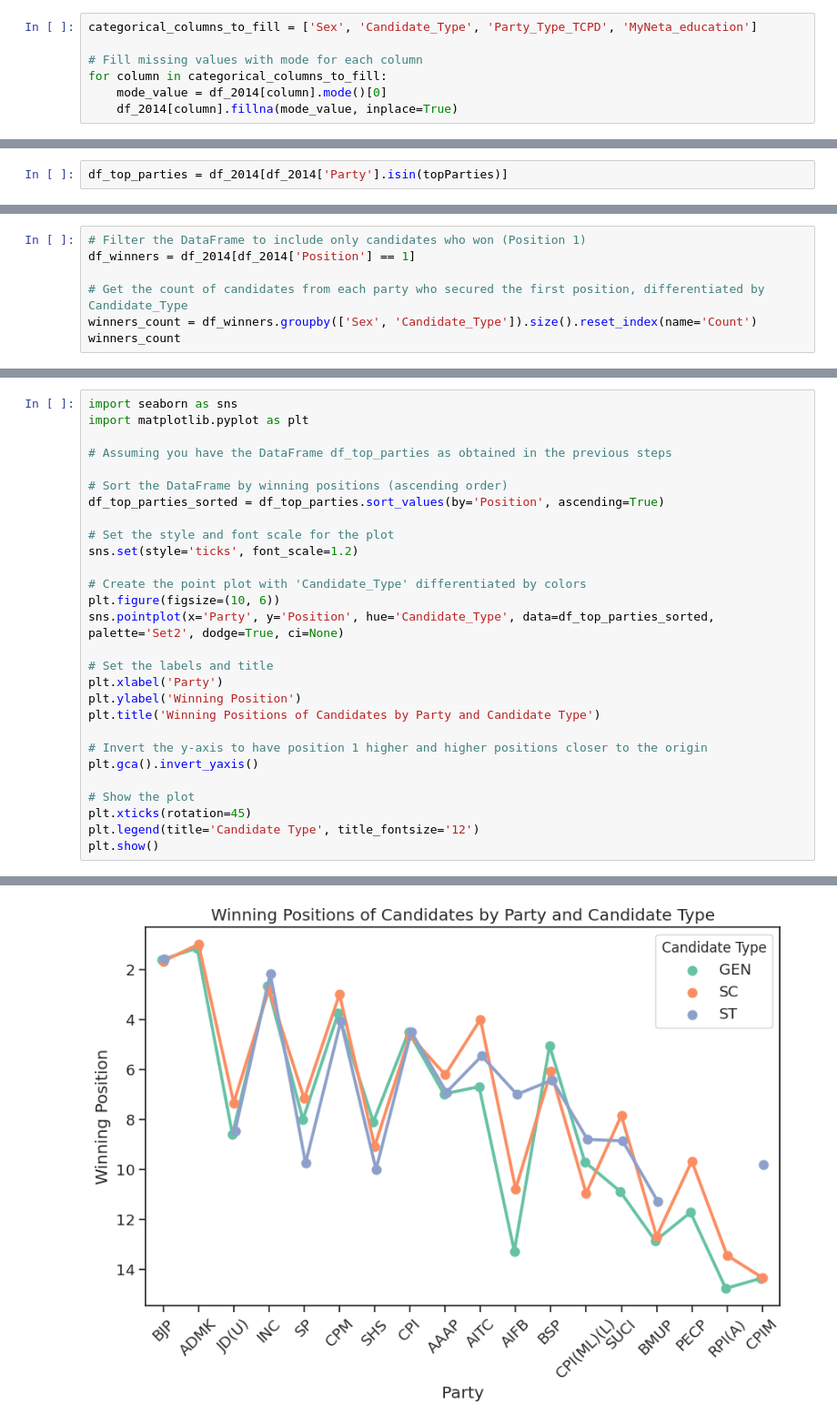
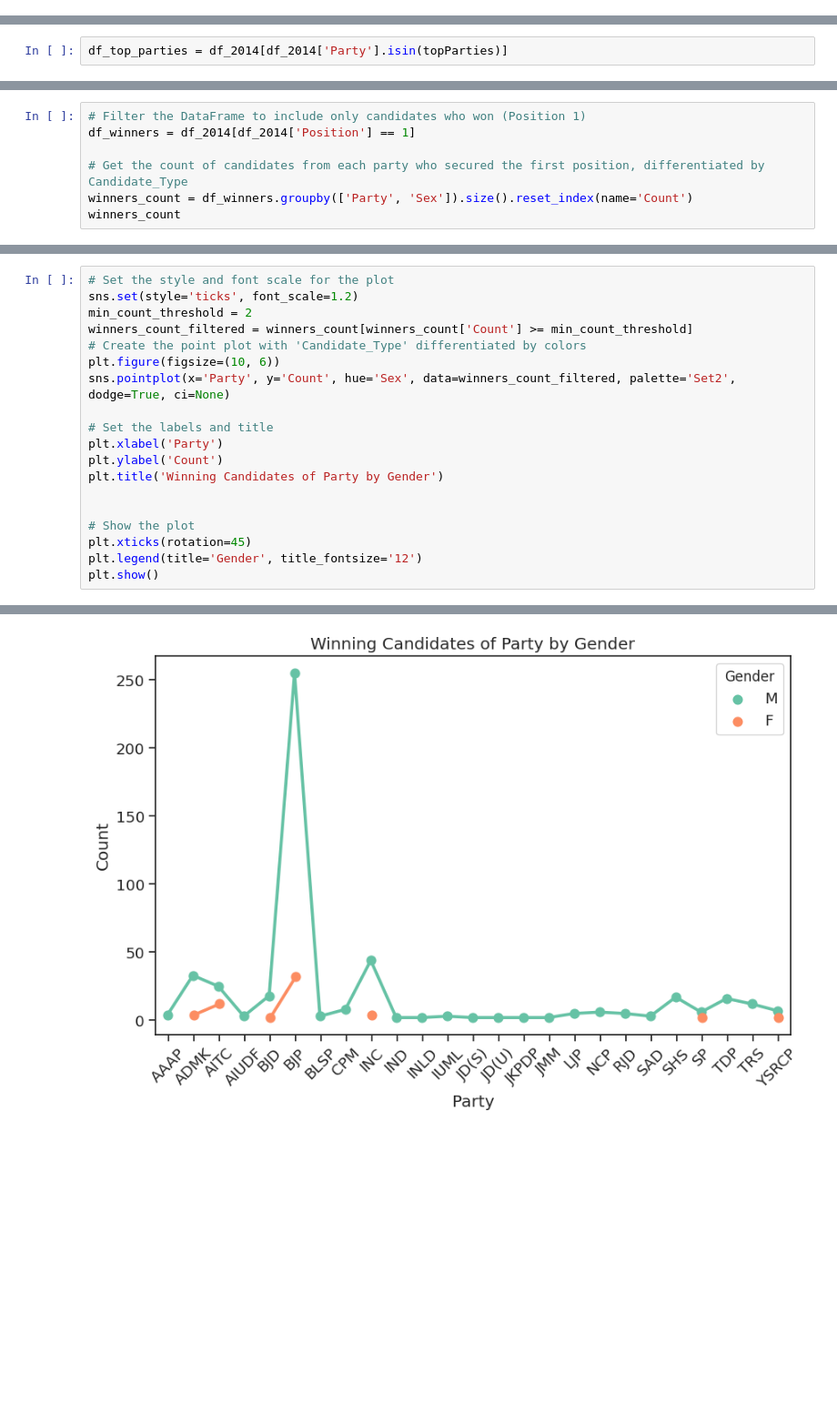
Before and after one commit to ttheshreeyasingh/Multi-Election-Insights, a Jupyter notebook: analysis/Analysis-2014.ipynb, the cells around one changed output, grey strips where cells are left out. Shown at 91% size. Drawn from its saved outputs; the diff is of its cells as text; blank space fills up the shorter version.

```diff
--- a/analysis/Analysis-2014.ipynb
+++ b/analysis/Analysis-2014.ipynb
@@ -296,7 +342,0 @@ See the caveats in the documentation: https://pandas.pydata.org/pandas-docs/stab
-# %%
-categorical_columns_to_fill = ['Sex', 'Candidate_Type', 'Party_Type_TCPD', 'MyNeta_education']
-
-# Fill missing values with mode for each column
-for column in categorical_columns_to_fill:
-    mode_value = df_2014[column].mode()[0]
-    df_2014[column].fillna(mode_value, inplace=True)
@@ -834,6 +934,6 @@ plt.show()
 df_winners = df_2014[df_2014['Position'] == 1]
 
 # Get the count of candidates from each party who secured the first position, differentiated by Candidate_Type
-winners_count = df_winners.groupby(['Sex', 'Candidate_Type']).size().reset_index(name='Count')
+winners_count = df_winners.groupby(['Party', 'Sex']).size().reset_index(name='Count')
 winners_count
 # %% [output]
@@ -847,31 +953,22 @@ winners_count
 # %%
-import seaborn as sns
-import matplotlib.pyplot as plt
-
-# Assuming you have the DataFrame df_top_parties as obtained in the previous steps
-
-# Sort the DataFrame by winning positions (ascending order)
-df_top_parties_sorted = df_top_parties.sort_values(by='Position', ascending=True)
-
 # Set the style and font scale for the plot
 sns.set(style='ticks', font_scale=1.2)
-
+min_count_threshold = 2
+winners_count_filtered = winners_count[winners_count['Count'] >= min_count_threshold]
 # Create the point plot with 'Candidate_Type' differentiated by colors
 plt.figure(figsize=(10, 6))
-sns.pointplot(x='Party', y='Position', hue='Candidate_Type', data=df_top_parties_sorted, palette='Set2', dodge=True, ci=None)
+sns.pointplot(x='Party', y='Count', hue='Sex', data=winners_count_filtered, palette='Set2', dodge=True, ci=None)
 
 # Set the labels and title
 plt.xlabel('Party')
-plt.ylabel('Winning Position')
-plt.title('Winning Positions of Candidates by Party and Candidate Type')
+plt.ylabel('Count')
+plt.title('Winning Candidates of Party by Gender')
 
-# Invert the y-axis to have position 1 higher and higher positions closer to the origin
-plt.gca().invert_yaxis()
 
 # Show the plot
 plt.xticks(rotation=45)
-plt.legend(title='Candidate Type', title_fontsize='12')
+plt.legend(title='Gender', title_fontsize='12')
 plt.show()
 # %% [output]
 The `ci` parameter is deprecated. Use `errorbar=None` for the same effect.
-[figure, old version]
+[figure, new version]
```
Also changed, not shown: parts of 63 cells of this notebook, 2 other files.
